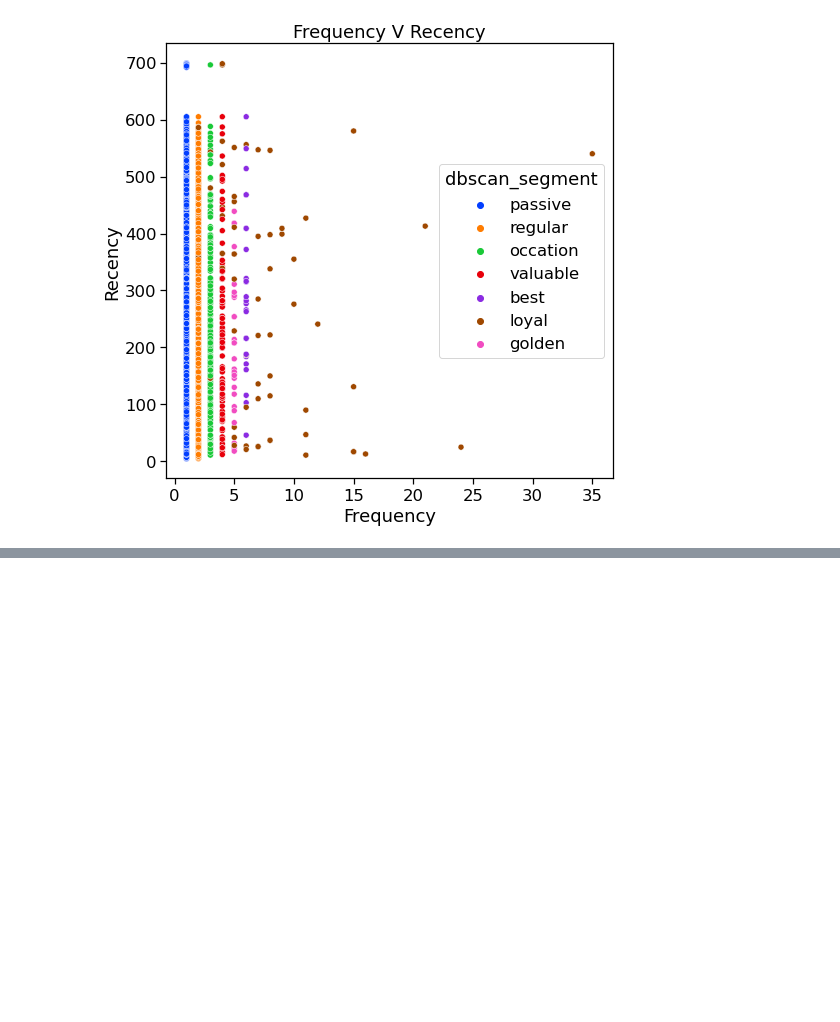
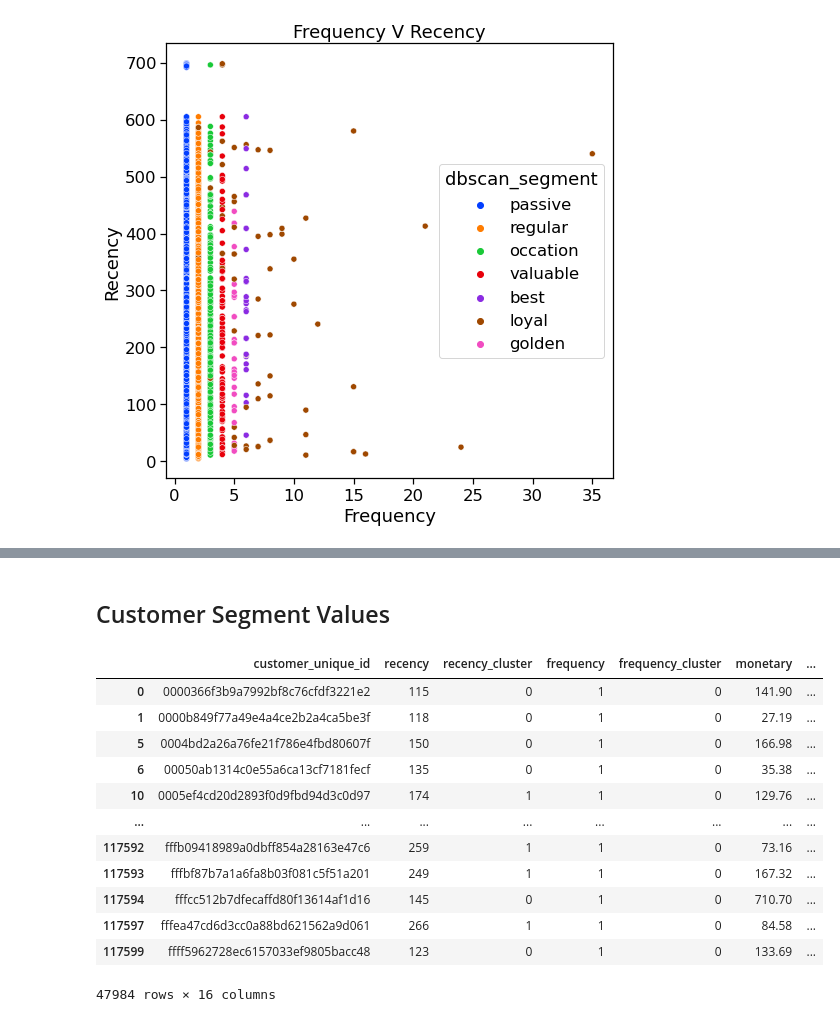
Before and after one commit to PurwadhikaDev/AlphaTeam_JC_DS_VL_02_FinalProject, a Jupyter notebook: Final_Project_Model.ipynb, the cells around one changed output, grey strips where cells are left out. Drawn from its saved outputs; the diff is of its cells as text; code cells hidden in the pictures; blank space fills up the shorter version.

```diff
--- a/Final_Project_Model.ipynb
+++ b/Final_Project_Model.ipynb
@@ -992,0 +1001,6 @@ plt.show()
+# %%
+k_means['k_means_clust'] =  kmeans.labels_
+k_means['k_means_segment'] = ksegment_cluster
+# %%
+pd.set_option('display.max_rows', 100)
+k_means
@@ -992,0 +1041,22 @@ plt.show()
+# %%
+df_k = df[['customer_unique_id', 'customer_state', 'seller_state', 'price', 'product_category_name_english', 'payment_type', 'payment_value', 'payment_installments']]
+# %%
+k_means = k_means.merge(df_k, on = 'customer_unique_id', how = 'left')
+# %% [markdown]
+## Customer Segment Values
+# %%
+k_means[k_means['k_means_segment'] == 'passive']
+# %% [output]
+|  | customer_unique_id | recency | recency_cluster | frequency | frequency_cluster | monetary | ... |
+| 0 | 0000366f3b9a7992bf8c76cfdf3221e2 | 115 | 0 | 1 | 0 | 141.90 | ... |
+| 1 | 0000b849f77a49e4a4ce2b2a4ca5be3f | 118 | 0 | 1 | 0 | 27.19 | ... |
+| 5 | 0004bd2a26a76fe21f786e4fbd80607f | 150 | 0 | 1 | 0 | 166.98 | ... |
+| 6 | 00050ab1314c0e55a6ca13cf7181fecf | 135 | 0 | 1 | 0 | 35.38 | ... |
+| 10 | 0005ef4cd20d2893f0d9fbd94d3c0d97 | 174 | 1 | 1 | 0 | 129.76 | ... |
+| ... | ... | ... | ... | ... | ... | ... | ... |
+| 117592 | fffb09418989a0dbff854a28163e47c6 | 259 | 1 | 1 | 0 | 73.16 | ... |
+| 117593 | fffbf87b7a1a6fa8b03f081c5f51a201 | 249 | 1 | 1 | 0 | 167.32 | ... |
+| 117594 | fffcc512b7dfecaffd80f13614af1d16 | 145 | 0 | 1 | 0 | 710.70 | ... |
+| 117597 | fffea47cd6d3cc0a88bd621562a9d061 | 266 | 1 | 1 | 0 | 84.58 | ... |
+| 117599 | ffff5962728ec6157033ef9805bacc48 | 123 | 0 | 1 | 0 | 133.69 | ... |
+47984 rows × 16 columns
```
Also changed, not shown: parts of 27 cells of this notebook.
